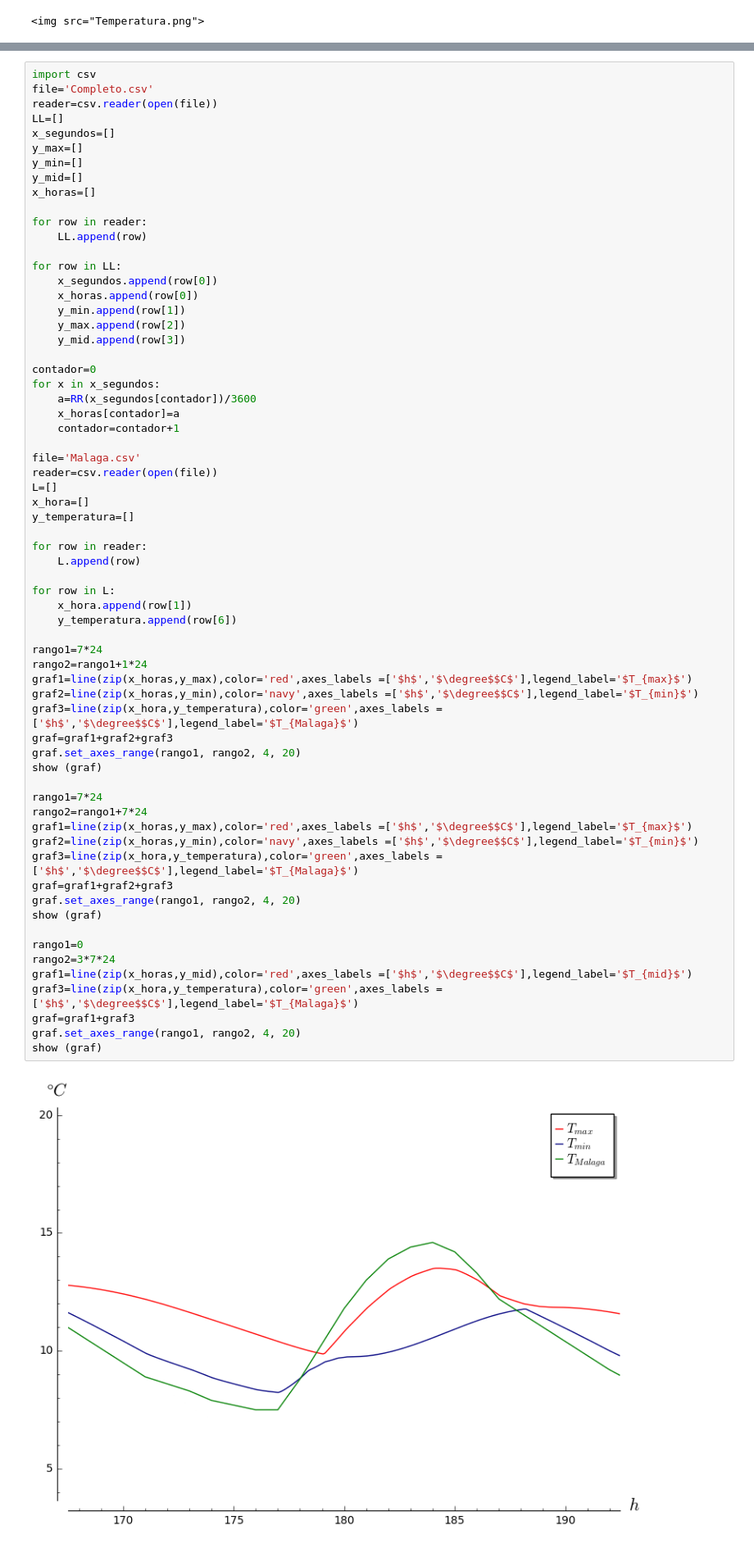
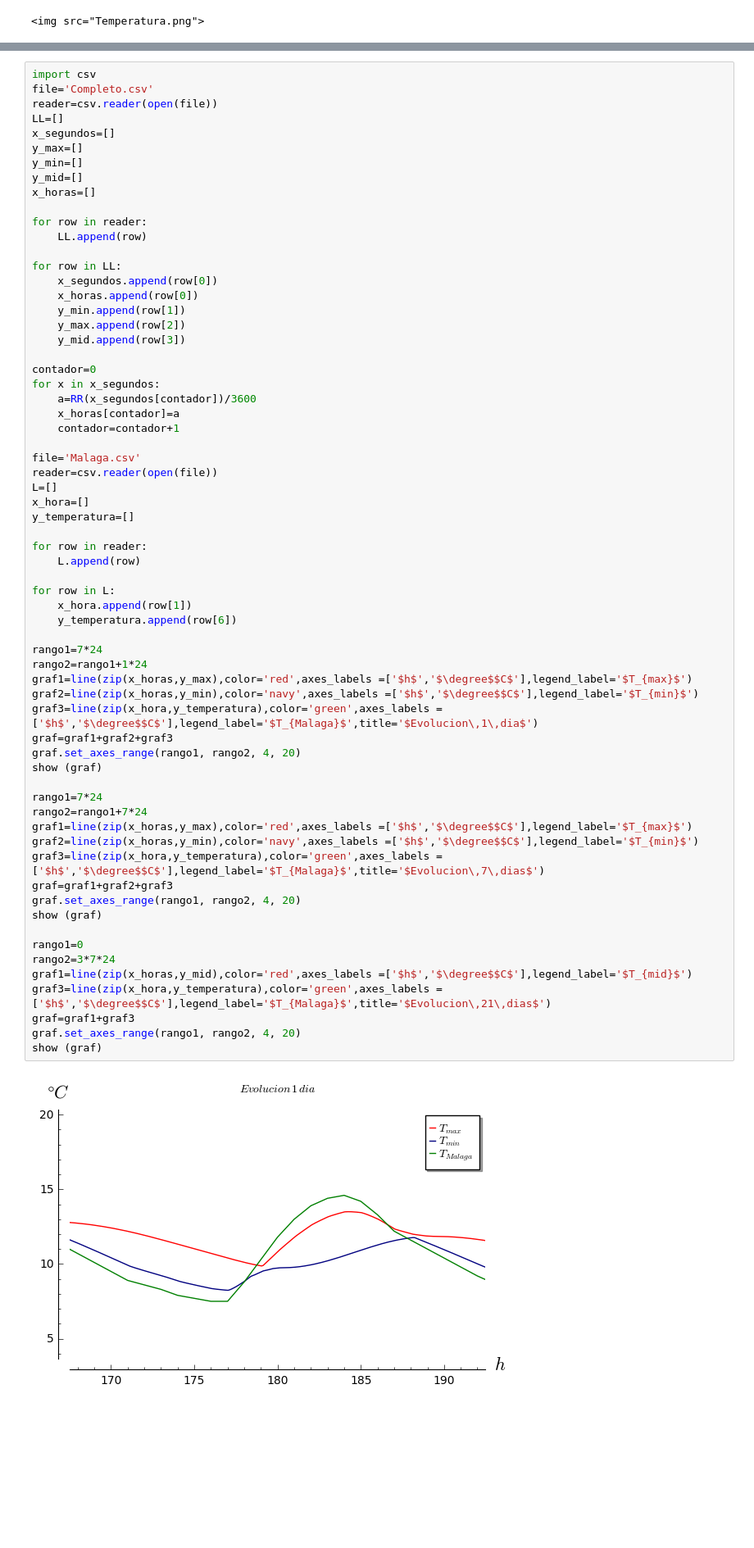
Before and after one commit to BestiaParda/TemperaturaLosa, a Jupyter notebook: TemperaturaLosa.ipynb, the cells around one changed output, grey strips where cells are left out. Shown at 82% size. Drawn from its saved outputs; the diff is of its cells as text; blank space fills up the shorter version.

```diff
--- a/TemperaturaLosa.ipynb
+++ b/TemperaturaLosa.ipynb
@@ -80,34 +89,34 @@ y_temperatura=[]
 for row in reader:
     L.append(row)
 
 for row in L:
     x_hora.append(row[1])
     y_temperatura.append(row[6])
 
 rango1=7*24
 rango2=rango1+1*24
 graf1=line(zip(x_horas,y_max),color='red',axes_labels =['$h$','$\degree$$C$'],legend_label='$T_{max}$')
 graf2=line(zip(x_horas,y_min),color='navy',axes_labels =['$h$','$\degree$$C$'],legend_label='$T_{min}$')
-graf3=line(zip(x_hora,y_temperatura),color='green',axes_labels =['$h$','$\degree$$C$'],legend_label='$T_{Malaga}$')
+graf3=line(zip(x_hora,y_temperatura),color='green',axes_labels =['$h$','$\degree$$C$'],legend_label='$T_{Malaga}$',title='$Evolucion\,1\,dia$')
 graf=graf1+graf2+graf3
 graf.set_axes_range(rango1, rango2, 4, 20)
 show (graf)
 
 rango1=7*24
 rango2=rango1+7*24
 graf1=line(zip(x_horas,y_max),color='red',axes_labels =['$h$','$\degree$$C$'],legend_label='$T_{max}$')
 graf2=line(zip(x_horas,y_min),color='navy',axes_labels =['$h$','$\degree$$C$'],legend_label='$T_{min}$')
-graf3=line(zip(x_hora,y_temperatura),color='green',axes_labels =['$h$','$\degree$$C$'],legend_label='$T_{Malaga}$')
+graf3=line(zip(x_hora,y_temperatura),color='green',axes_labels =['$h$','$\degree$$C$'],legend_label='$T_{Malaga}$',title='$Evolucion\,7\,dias$')
 graf=graf1+graf2+graf3
 graf.set_axes_range(rango1, rango2, 4, 20)
 show (graf)
 
 rango1=0
 rango2=3*7*24
 graf1=line(zip(x_horas,y_mid),color='red',axes_labels =['$h$','$\degree$$C$'],legend_label='$T_{mid}$')
-graf3=line(zip(x_hora,y_temperatura),color='green',axes_labels =['$h$','$\degree$$C$'],legend_label='$T_{Malaga}$')
+graf3=line(zip(x_hora,y_temperatura),color='green',axes_labels =['$h$','$\degree$$C$'],legend_label='$T_{Malaga}$',title='$Evolucion\,21\,dias$')
 graf=graf1+graf3
 graf.set_axes_range(rango1, rango2, 4, 20)
 show (graf)
 # %% [output]
-[figure, old version]
+[figure, new version]
```
Also changed, not shown: parts of 6 cells of this notebook.
